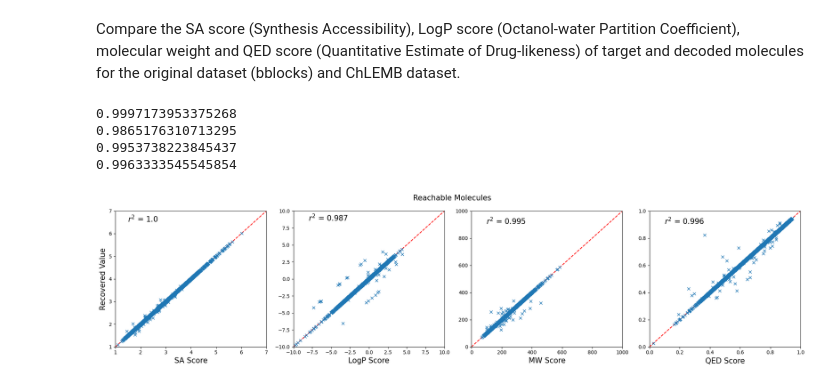
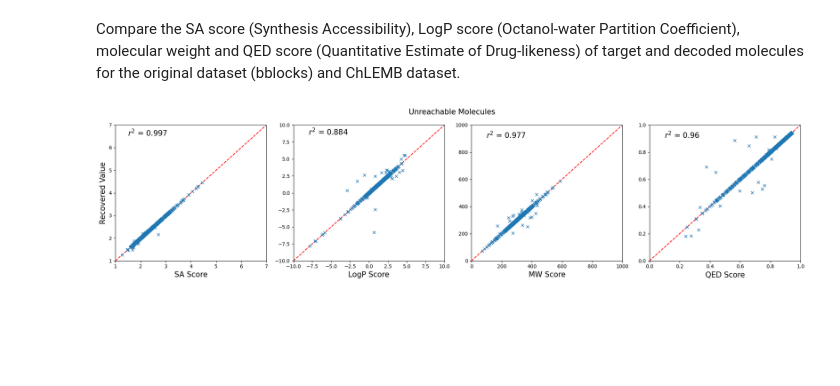
Before and after one commit to CS-433/SynNet, a Jupyter notebook: reproducibility/Analysis.ipynb, the cells around one changed output. Saved outputs shown, nothing was run; the diff lists cells and outputs as text; code cells hidden in the pictures; blank space fills up the shorter version.

Commit message:
Updated analysis

```diff
--- a/reproducibility/Analysis.ipynb
+++ b/reproducibility/Analysis.ipynb
@@ -6,14 +6,14 @@ Inspired from script "23-evaluate-predictions.py"
 # %%
 import numpy as np
 import pandas as pd
-from Analysis import sanitize, data_analysis
+from Analysis import sanitize, metrics_for_table1, metrics_for_figure4
 
 "Dataframe with target- and prediction smiles and similarities (*.csv.gz)."
 bblocks_original = "../results/bblocks/original/decoded_results.csv.gz"
 chembl_original = "../results/chembl/original/decoded_results.csv.gz"
 zinc_original = "../results/zinc/original/decoded_results.csv.gz"
 
-input_file = bblocks_original
+input_file = chembl_original
 
 # Clean-up the data: separating recovered (similarity =1) from unrecovered (similarity $\in ]0,1[$) and discarding NaNs (similarity = 0)
 recovered, unrecovered, n_total = sanitize(input_file)
@@ -60,56 +48,41 @@ Dataset                          & N & Recovery Rate & Average Similarity & KL D
 
 Compare the SA score (Synthesis Accessibility), LogP score (Octanol-water Partition Coefficient), molecular weight and QED score (Quantitative Estimate of Drug-likeness) of target and decoded molecules for the original dataset (bblocks) and ChLEMB dataset.
 # %%
-from tdc import Oracle
-from rdkit.Chem import Descriptors
-import rdkit.Chem as Chem
 import matplotlib.pyplot as plt
 from sklearn.metrics import r2_score
 
 title = None
 if input_file == bblocks_original:
     title = 'Reachable'
 elif input_file == chembl_original:
     title = 'Unreachable'
 
-score_target = {}
-score_decoded = {}
-
 if title != None:
-    for func in "SA LogP QED".split():
-        oracle = Oracle(name = func)
-        score_target[func] = [oracle(smi) for smi in recovered["targets"]]
-        score_decoded[func] = [oracle(smi) for smi in recovered["decoded"]]
-
-    MW = Descriptors.ExactMolWt(Chem.MolFromSmiles('CC'))
-    score_target["MW"] = [Descriptors.ExactMolWt(Chem.MolFromSmiles(smi)) for smi in recovered["targets"]]
-    score_decoded["MW"] = [Descriptors.ExactMolWt(Chem.MolFromSmiles(smi)) for smi in recovered["decoded"]]
+    score_target, score_decoded = metrics_for_figure4(recovered)
 
     xlim = [[1,7],[-10,10],[0,1000],[0,1]]
     ylim = [[1,7],[-10,10],[0,1000],[0,1]]
     text_pos = [[1.5,6.5],[-8,8.5],[100,900],[0.1,0.9]]
 
     fig, axs = plt.subplots(1,4, figsize=(20, 5))
     fig.suptitle(title+" Molecules", fontsize=15)
     for idx, func in enumerate("SA LogP MW QED".split()):
         target = score_target[func]
         decoded = score_decoded[func]
-        r = r2_score(decoded,target)
+
+        # compute regression score function
+        r2 = r2_score(decoded,target)
 
         axs[idx].plot(np.linspace(xlim[idx][0], xlim[idx][1], 10), np.linspace(ylim[idx][0], ylim[idx][1], 10), 'r--')
         axs[idx].plot(decoded, target, 'x')
         axs[idx].set_xlabel(func + " Score", fontsize=15)
-        axs[idx].text(text_pos[idx][0],text_pos[idx][1], "$r^2$ = "+ '{:.3}'.format(r), fontsize=15)
+        axs[idx].text(text_pos[idx][0],text_pos[idx][1], "$r^2$ = "+ '{:.3}'.format(r2), fontsize=15)
         axs[idx].set_xlim(xlim[idx])
         axs[idx].set_ylim(ylim[idx])
 
     axs[0].set_ylabel("Recovered Value", fontsize=15)
     fig.tight_layout()
 
     plt.savefig(title + "Figure4.png")
 # %% [output]
-0.9997173953375268
-0.9865176310713295
-0.9953738223845437
-0.9963333545545854
-[figure, old version]
+[figure, new version]
```
Also changed, not shown: parts of 2 cells of this notebook, 1 other file.
